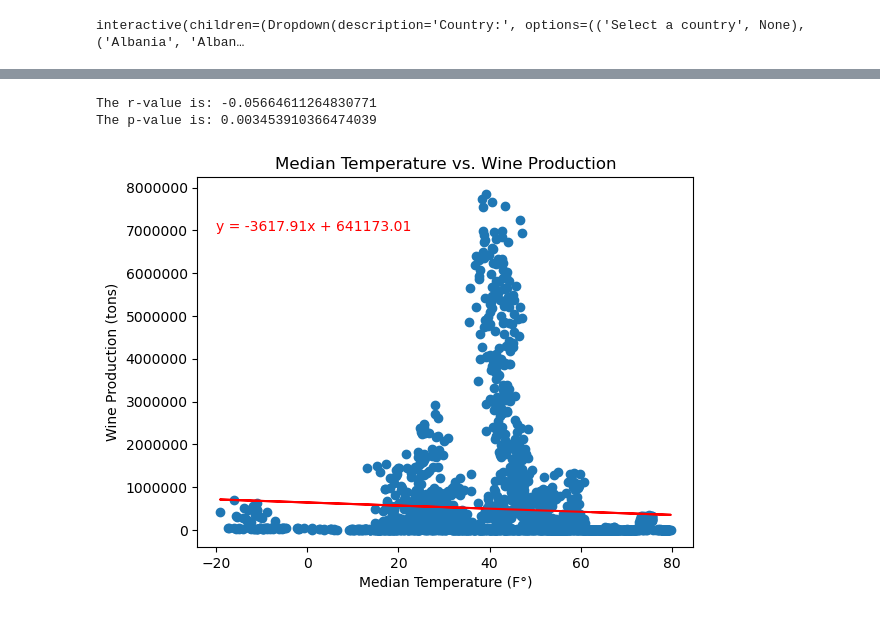
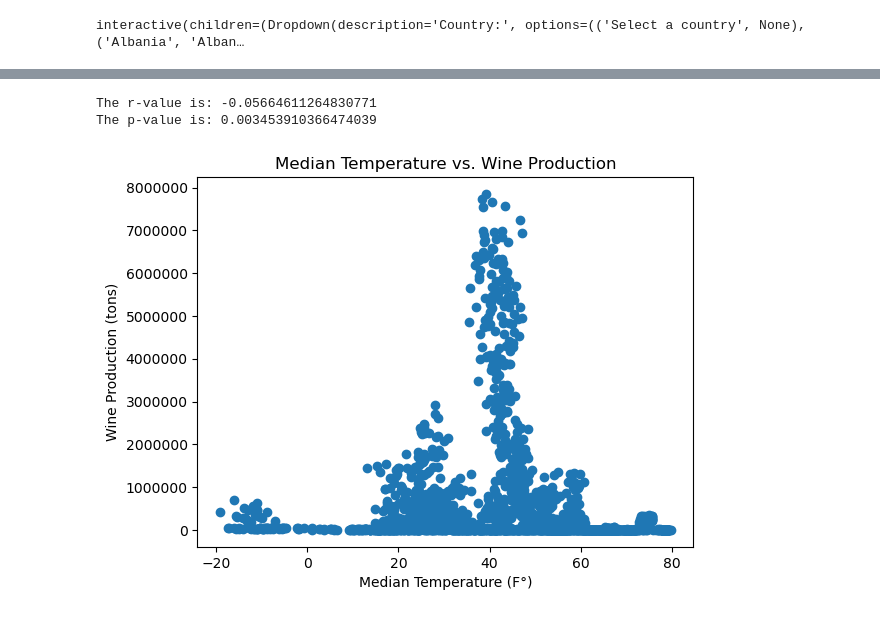
Before and after one commit to canayter/wine_and_climate_change, a Jupyter notebook: main.ipynb, the cells around one changed output, grey strips where cells are left out. Saved outputs shown, nothing was run; the diff lists cells and outputs as text; code cells hidden in the pictures.

```diff
--- a/main.ipynb
+++ b/main.ipynb
@@ -316,26 +317,26 @@ The p-value is: 2.2966644884941372e-11
 # %%
 x = country_data_df['Median Temperature (F°)']
 y = country_data_df['Wine Production (tons)']
 
 plt.scatter(x, y)
 (slope, intercept, rvalue, pvalue, stderr) = st.linregress(x, y)
 regress_values = x * slope + intercept
 line_eq = "y = " + str(round(slope,2)) + "x + " + str(round(intercept,2))
-plt.plot(x,regress_values,"r-")
+
 
 plt.xlabel('Median Temperature (F°)')
 plt.ylabel('Wine Production (tons)')
 plt.title(f'Median Temperature vs. Wine Production')
-plt.annotate(line_eq,(-20,7000000),fontsize=10,color="red")
+
 
 plt.gca().yaxis.set_major_formatter(ScalarFormatter())
 plt.ticklabel_format(style='plain', axis='both')
 
 print(f'The r-value is: {rvalue}')
 print(f'The p-value is: {pvalue}')
 
 plt.show()
 # %% [output]
 The r-value is: -0.05664611264830771
 The p-value is: 0.003453910366474039
-[figure, old version]
+[figure, new version]
```
Also changed, not shown: parts of 4 cells of this notebook.
